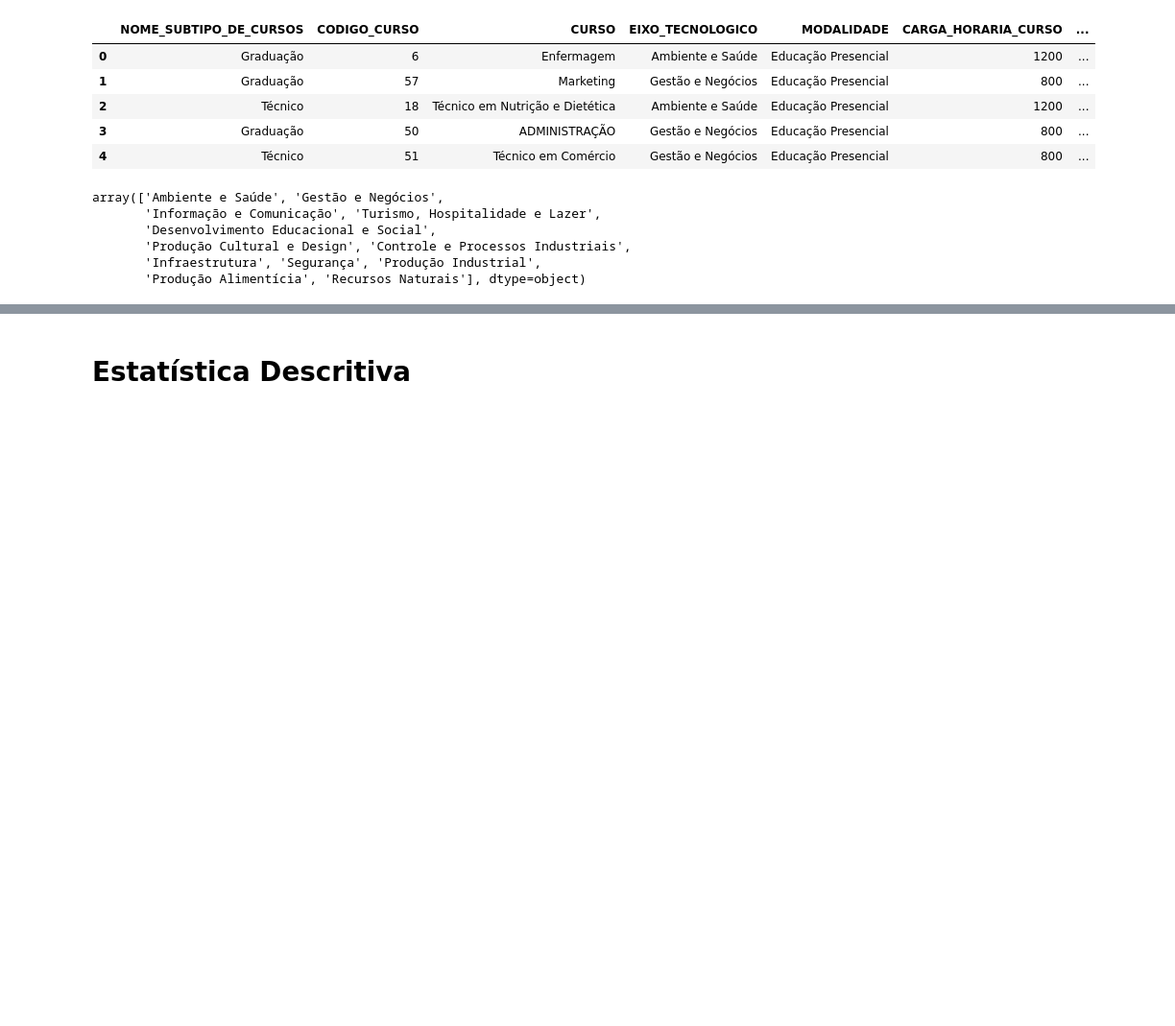
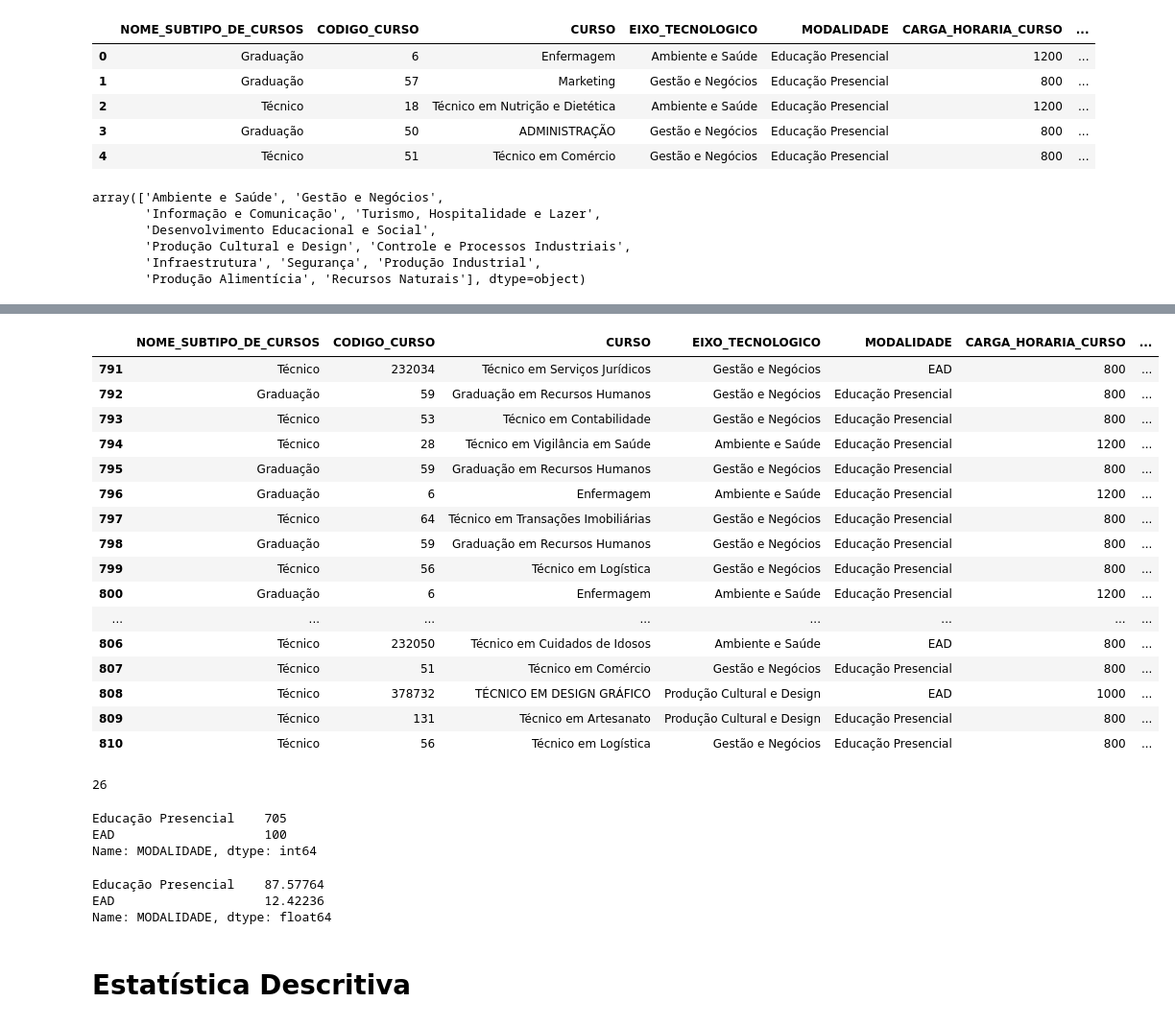
Before and after one commit to leticiaholsback/Projeto_Tec_de_Programacao__ADAtech, a Jupyter notebook: AdaTech_Dados_Projeto.ipynb, the cells around one changed output, grey strips where cells are left out. Shown at 96% size. Cells and saved outputs as stored; diff of their text form; code cells hidden in the pictures; blank space fills up the shorter version.

```diff
--- a/AdaTech_Dados_Projeto.ipynb
+++ b/AdaTech_Dados_Projeto.ipynb
@@ -99,2 +146,41 @@ memory usage: 82.5+ KB
+# %%
+df1.tail(20)
+# %% [output]
+|  | NOME_SUBTIPO_DE_CURSOS | CODIGO_CURSO | CURSO | EIXO_TECNOLOGICO | MODALIDADE | CARGA_HORARIA_CURSO | ... |
+| 791 | Técnico | 232034 | Técnico em Serviços Jurídicos | Gestão e Negócios | EAD | 800 | ... |
+| 792 | Graduação | 59 | Graduação em Recursos Humanos | Gestão e Negócios | Educação Presencial | 800 | ... |
+| 793 | Técnico | 53 | Técnico em Contabilidade | Gestão e Negócios | Educação Presencial | 800 | ... |
+| 794 | Técnico | 28 | Técnico em Vigilância em Saúde | Ambiente e Saúde | Educação Presencial | 1200 | ... |
+| 795 | Graduação | 59 | Graduação em Recursos Humanos | Gestão e Negócios | Educação Presencial | 800 | ... |
+| 796 | Graduação | 6 | Enfermagem | Ambiente e Saúde | Educação Presencial | 1200 | ... |
+| 797 | Técnico | 64 | Técnico em Transações Imobiliárias | Gestão e Negócios | Educação Presencial | 800 | ... |
+| 798 | Graduação | 59 | Graduação em Recursos Humanos | Gestão e Negócios | Educação Presencial | 800 | ... |
+| 799 | Técnico | 56 | Técnico em Logística | Gestão e Negócios | Educação Presencial | 800 | ... |
+| 800 | Graduação | 6 | Enfermagem | Ambiente e Saúde | Educação Presencial | 1200 | ... |
+| ... | ... | ... | ... | ... | ... | ... | ... |
+| 806 | Técnico | 232050 | Técnico em Cuidados de Idosos | Ambiente e Saúde | EAD | 800 | ... |
+| 807 | Técnico | 51 | Técnico em Comércio | Gestão e Negócios | Educação Presencial | 800 | ... |
+| 808 | Técnico | 378732 | TÉCNICO EM DESIGN GRÁFICO | Produção Cultural e Design | EAD | 1000 | ... |
+| 809 | Técnico | 131 | Técnico em Artesanato | Produção Cultural e Design | Educação Presencial | 800 | ... |
+| 810 | Técnico | 56 | Técnico em Logística | Gestão e Negócios | Educação Presencial | 800 | ... |
+# %%
+df1['UF'].nunique()
+#mostra valores únicos na coluna UF
+# %% [output]
+26
+# %%
+df1['MODALIDADE'].value_counts()
+#quantidade de valores (linhas) na Coluna Modalidade
+# %% [output]
+Educação Presencial    705
+EAD                    100
+Name: MODALIDADE, dtype: int64
+# %%
+df1['MODALIDADE'].value_counts(normalize=True)*100
+#dessa forma mostra o Percentual de cada Modalidade
+# %% [output]
+Educação Presencial    87.57764
+EAD                    12.42236
+Name: MODALIDADE, dtype: float64
 # %% [markdown]
 # **Estatística Descritiva**
```
Also changed, not shown: parts of 10 cells of this notebook.
